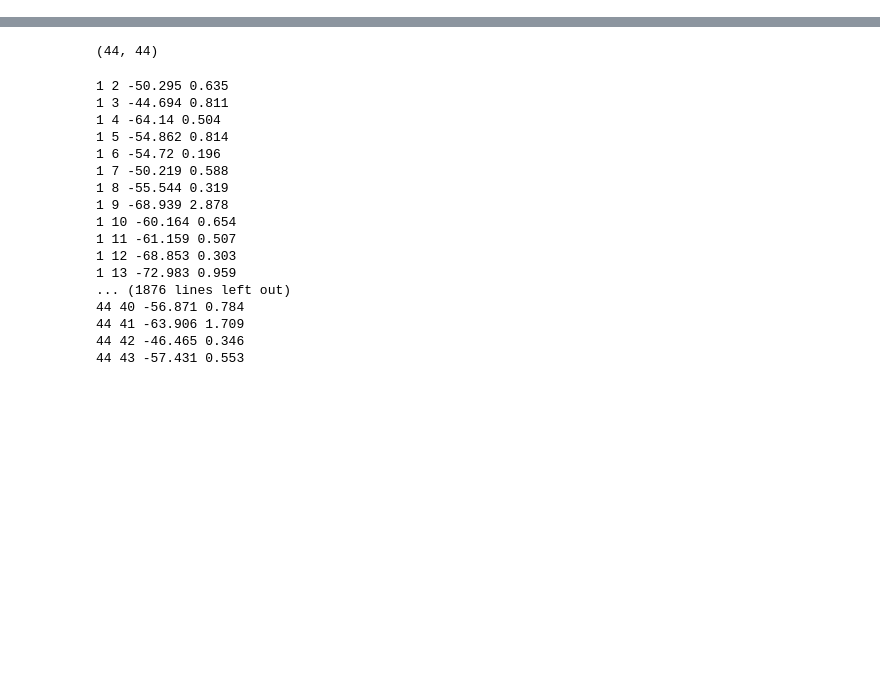
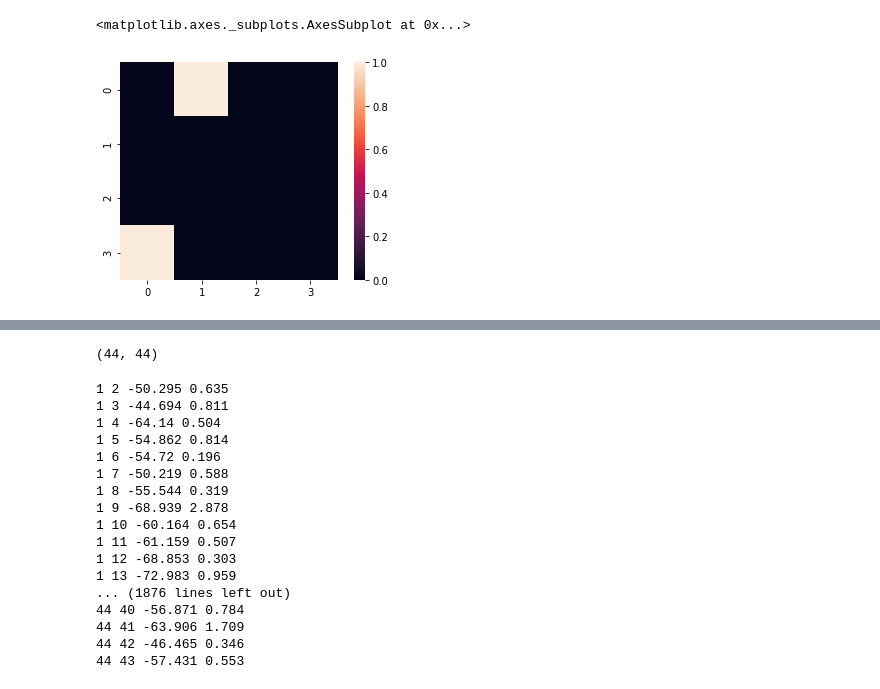
Before and after one commit to caitaozhan/Localization, a Jupyter notebook: dataUtah/parse.ipynb, the cells around one changed output, grey strips where cells are left out. Cells and saved outputs as stored; diff of their text form; code cells hidden in the pictures; blank space fills up the shorter version.

```diff
--- a/dataUtah/parse.ipynb
+++ b/dataUtah/parse.ipynb
@@ -5,0 +9,15 @@ import matplotlib.pyplot as plt
+# %%
+grid = np.zeros((4, 4))
+grid[0, 0] = 1
+grid[1, 3] = 1
+grid2 = np.zeros((4, 4))
+# %%
+num = len(grid)
+for i in range(num):
+    for j in range(num):
+        grid2[i, j] = grid[j, num-1-i]
+# %%
+sns.heatmap(grid2, square=True)
+# %% [output]
+<matplotlib.axes._subplots.AxesSubplot at 0x...>
+[figure, added]
```
Also changed, not shown: parts of 5 cells of this notebook, 8 other files.
